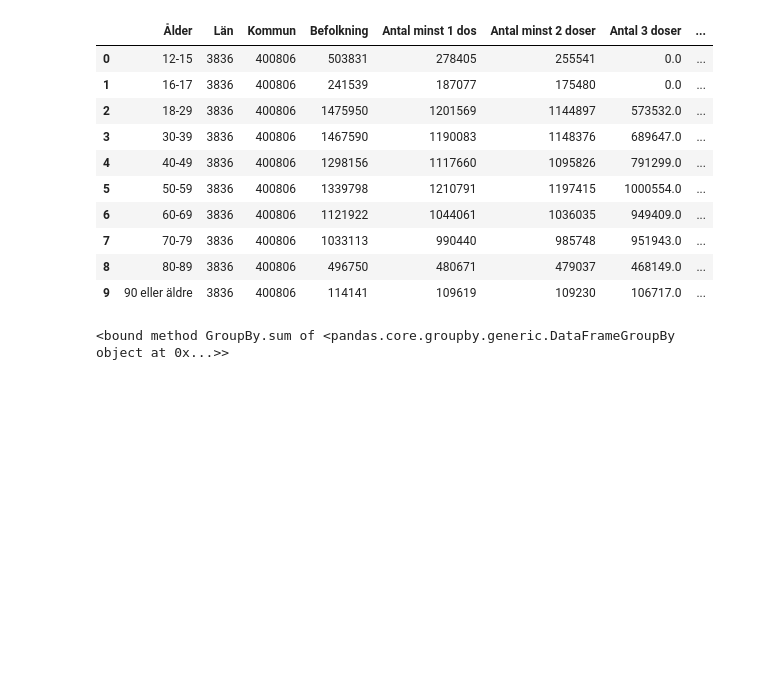
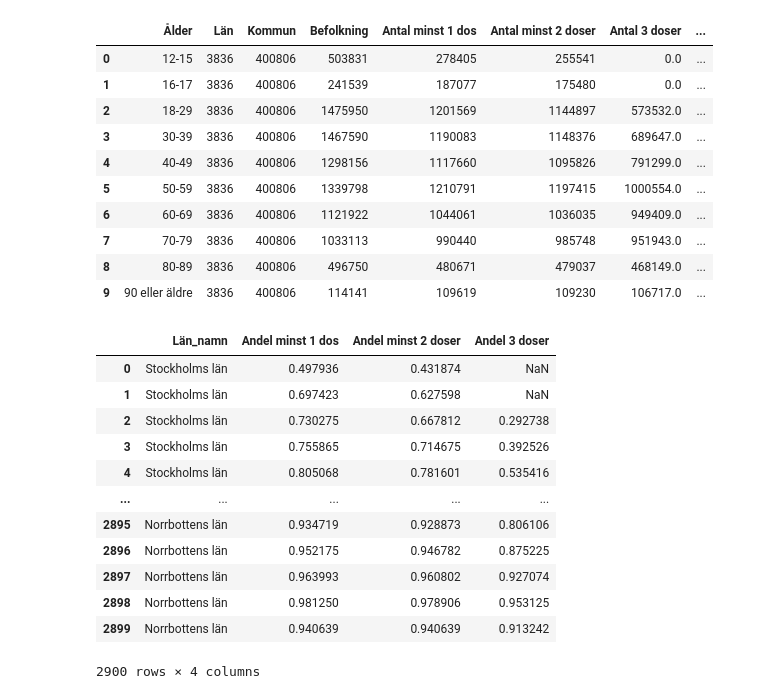
Before and after one commit to SCGlass/Data-Processing-Sam-Glass, a Jupyter notebook: Lab_Covid/Lab_covid.ipynb, the cells around one changed output. Saved outputs shown, nothing was run; the diff lists cells and outputs as text; code cells hidden in the pictures; blank space fills up the shorter version.

```diff
--- a/Lab_Covid/Lab_covid.ipynb
+++ b/Lab_Covid/Lab_covid.ipynb
@@ -365,11 +365,23 @@ vaccine_by_group = px.bar(
 )
 vaccine_by_group.show()
 # %%
-df_grouped = df_covid_vaccine[["Län_namn","Antal minst 1 dos","Antal minst 2 doser","Antal 3 doser"]]
-df_grouped = df_grouped.groupby("Antal minst 1 dos").sum
+df_grouped = df_covid_vaccine[["Län_namn","Andel minst 1 dos","Andel minst 2 doser","Andel 3 doser"]]
+edf_grouped = df_grouped.groupby("Andel minst 1 dos").sum
 df_grouped
 # %% [output]
+|  | Län_namn | Andel minst 1 dos | Andel minst 2 doser | Andel 3 doser |
+| 0 | Stockholms län | 0.497936 | 0.431874 | NaN |
+| 1 | Stockholms län | 0.697423 | 0.627598 | NaN |
+| 2 | Stockholms län | 0.730275 | 0.667812 | 0.292738 |
+| 3 | Stockholms län | 0.755865 | 0.714675 | 0.392526 |
+| 4 | Stockholms län | 0.805068 | 0.781601 | 0.535416 |
+| ... | ... | ... | ... | ... |
+| 2895 | Norrbottens län | 0.934719 | 0.928873 | 0.806106 |
+| 2896 | Norrbottens län | 0.952175 | 0.946782 | 0.875225 |
+| 2897 | Norrbottens län | 0.963993 | 0.960802 | 0.927074 |
+| 2898 | Norrbottens län | 0.981250 | 0.978906 | 0.953125 |
+| 2899 | Norrbottens län | 0.940639 | 0.940639 | 0.913242 |
-<bound method GroupBy.sum of <pandas.core.groupby.generic.DataFrameGroupBy object at 0x...>>
+2900 rows × 4 columns
 # %%
 # f)
 df_grouped_counties = df_covid_vaccine.groupby("Län_namn").sum("True").reset_index()
```
Also changed, not shown: parts of 1 cell of this notebook.
